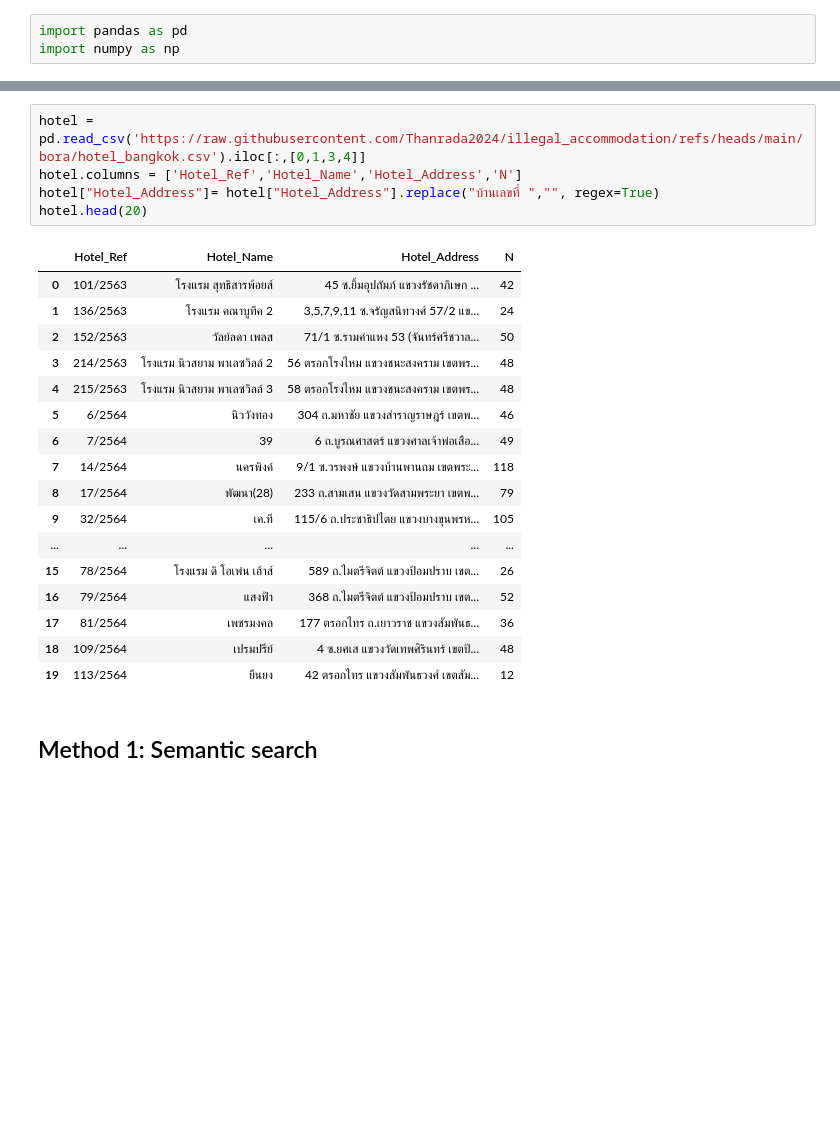
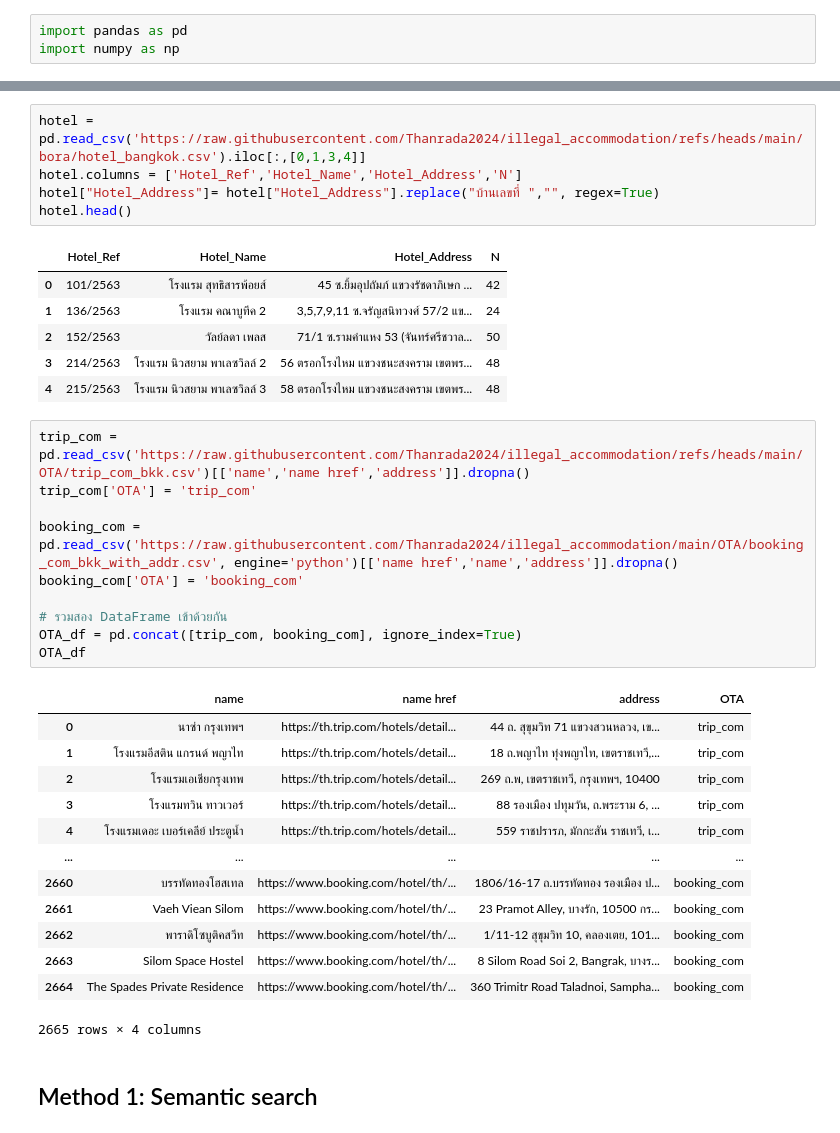
Before and after one commit to Thanrada2024/illegal_accommodation, a Jupyter notebook: DS_task.ipynb, the cells around one changed output, grey strips where cells are left out. Cells and saved outputs as stored; diff of their text form; blank space fills up the shorter version.

```diff
--- a/DS_task.ipynb
+++ b/DS_task.ipynb
@@ -4,25 +84,38 @@ import numpy as np
 # %%
 hotel = pd.read_csv('https://raw.githubusercontent.com/Thanrada2024/illegal_accommodation/refs/heads/main/bora/hotel_bangkok.csv').iloc[:,[0,1,3,4]]
 hotel.columns = ['Hotel_Ref','Hotel_Name','Hotel_Address','N']
 hotel["Hotel_Address"]= hotel["Hotel_Address"].replace("บ้านเลขที่ ","", regex=True)
-hotel.head(20)
+hotel.head()
 # %% [output]
 |  | Hotel_Ref | Hotel_Name | Hotel_Address | N |
 | 0 | 101/2563 | โรงแรม สุทธิสารพ้อยส์ | 45 ซ.ยิ้มอุปถัมภ์ แขวงรัชดาภิเษก ... | 42 |
 | 1 | 136/2563 | โรงแรม คณาบูทีค 2 | 3,5,7,9,11 ซ.จรัญสนิทวงศ์ 57/2 แข... | 24 |
 | 2 | 152/2563 | วัลย์ลดา เพลส | 71/1 ซ.รามคำแหง 53 (จันทร์ศรีชวาล... | 50 |
 | 3 | 214/2563 | โรงแรม นิวสยาม พาเลซวิลล์ 2 | 56 ตรอกโรงไหม แขวงชนะสงคราม เขตพร... | 48 |
 | 4 | 215/2563 | โรงแรม นิวสยาม พาเลซวิลล์ 3 | 58 ตรอกโรงไหม แขวงชนะสงคราม เขตพร... | 48 |
-| 5 | 6/2564 | นิววังทอง | 304 ถ.มหาชัย แขวงสำราญราษฎร์ เขตพ... | 46 |
-| 6 | 7/2564 | 39 | 6 ถ.บูรณศาสตร์ แขวงศาลเจ้าพ่อเสือ... | 49 |
-| 7 | 14/2564 | นครพิงค์ | 9/1 ซ.วรพงษ์ แขวงบ้านพานถม เขตพระ... | 118 |
-| 8 | 17/2564 | พัฒนา(28) | 233 ถ.สามเสน แขวงวัดสามพระยา เขตพ... | 79 |
-| 9 | 32/2564 | เค.ที | 115/6 ถ.ประชาธิปไตย แขวงบางขุนพรห... | 105 |
-| ... | ... | ... | ... | ... |
-| 15 | 78/2564 | โรงแรม ดิ โอเพ่น เฮ้าส์ | 589 ถ.ไมตรีจิตต์ แขวงป้อมปราบ เขต... | 26 |
-| 16 | 79/2564 | แสงฟ้า | 368 ถ.ไมตรีจิตต์ แขวงป้อมปราบ เขต... | 52 |
-| 17 | 81/2564 | เพชรมงคล | 177 ตรอกไทร ถ.เยาวราช แขวงสัมพันธ... | 36 |
-| 18 | 109/2564 | เปรมปรีย์ | 4 ซ.ยศเส แขวงวัดเทพศิรินทร์ เขตป้... | 48 |
-| 19 | 113/2564 | ยืนยง | 42 ตรอกไทร แขวงสัมพันธวงศ์ เขตสัม... | 12 |
+# %%
+trip_com = pd.read_csv('https://raw.githubusercontent.com/Thanrada2024/illegal_accommodation/refs/heads/main/OTA/trip_com_bkk.csv')[['name','name href','address']].dropna()
+trip_com['OTA'] = 'trip_com'
+
+booking_com = pd.read_csv('https://raw.githubusercontent.com/Thanrada2024/illegal_accommodation/main/OTA/booking_com_bkk_with_addr.csv', engine='python')[['name href','name','address']].dropna()
+booking_com['OTA'] = 'booking_com'
+
+# รวมสอง DataFrame เข้าด้วยกัน
+OTA_df = pd.concat([trip_com, booking_com], ignore_index=True)
+OTA_df
+# %% [output]
+|  | name | name href | address | OTA |
+| 0 | นาซ่า กรุงเทพฯ | https://th.trip.com/hotels/detail... | 44 ถ. สุขุมวิท 71 แขวงสวนหลวง, เข... | trip_com |
+| 1 | โรงแรมอีสติน แกรนด์ พญาไท | https://th.trip.com/hotels/detail... | 18 ถ.พญาไท ทุ่งพญาไท, เขตราชเทวี,... | trip_com |
+| 2 | โรงแรมเอเชียกรุงเทพ | https://th.trip.com/hotels/detail... | 269 ถ.พ, เขตราชเทวี, กรุงเทพฯ, 10400 | trip_com |
+| 3 | โรงแรมทวิน ทาวเวอร์ | https://th.trip.com/hotels/detail... | 88 รองเมือง ปทุมวัน, ถ.พระราม 6, ... | trip_com |
+| 4 | โรงแรมเดอะ เบอร์เคลีย์ ประตูน้ำ | https://th.trip.com/hotels/detail... | 559 ราชปรารภ, มักกะสัน ราชเทวี, เ... | trip_com |
+| ... | ... | ... | ... | ... |
+| 2660 | บรรทัดทองโฮสเทล | https://www.booking.com/hotel/th/... | 1806/16-17 ถ.บรรทัดทอง รองเมือง ป... | booking_com |
+| 2661 | Vaeh Viean Silom | https://www.booking.com/hotel/th/... | 23 Pramot Alley, บางรัก, 10500 กร... | booking_com |
+| 2662 | พาราดิโซบูติคสวีท | https://www.booking.com/hotel/th/... | 1/11-12 สุขุมวิท 10, คลองเตย, 101... | booking_com |
+| 2663 | Silom Space Hostel | https://www.booking.com/hotel/th/... | 8 Silom Road Soi 2, Bangrak, บางร... | booking_com |
+| 2664 | The Spades Private Residence | https://www.booking.com/hotel/th/... | 360 Trimitr Road Taladnoi, Sampha... | booking_com |
+2665 rows × 4 columns
 # %% [markdown]
 ## Method 1: Semantic search
```
Also changed, not shown: parts of 16 cells of this notebook.
